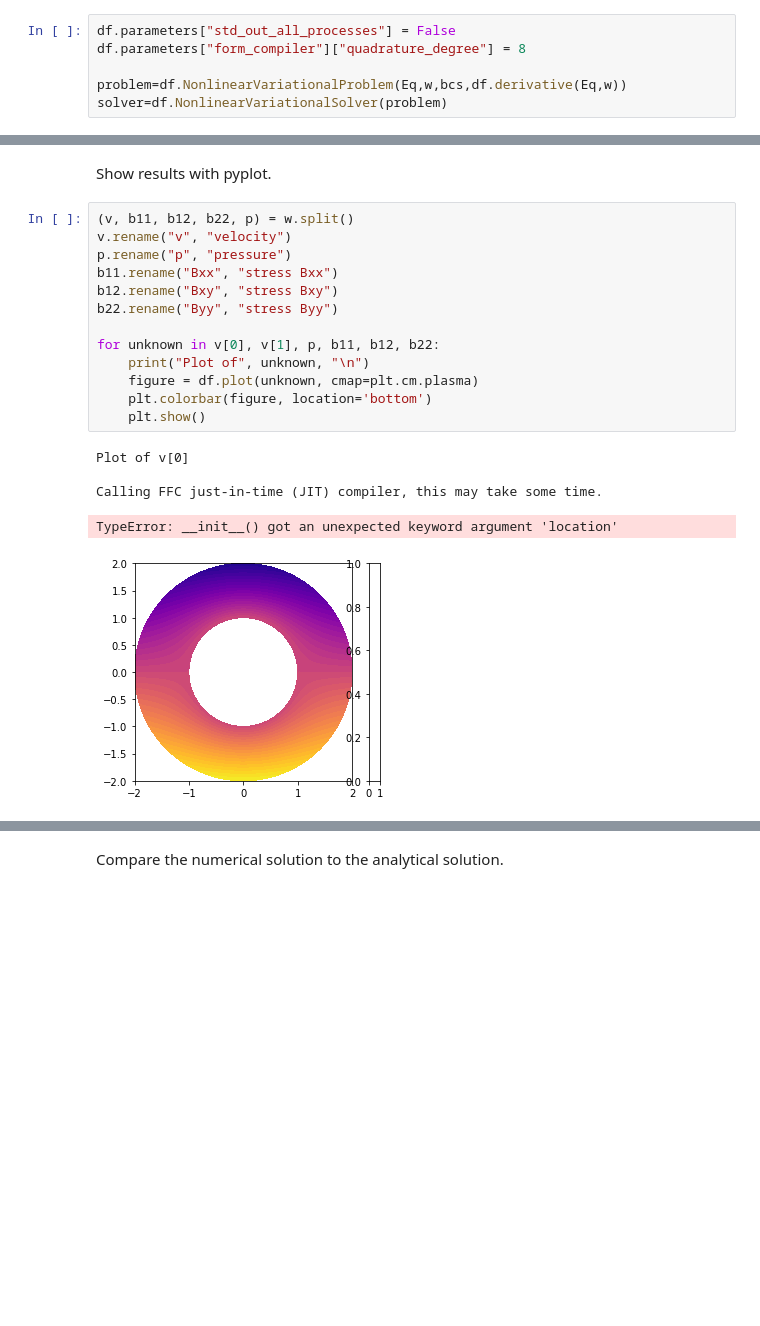
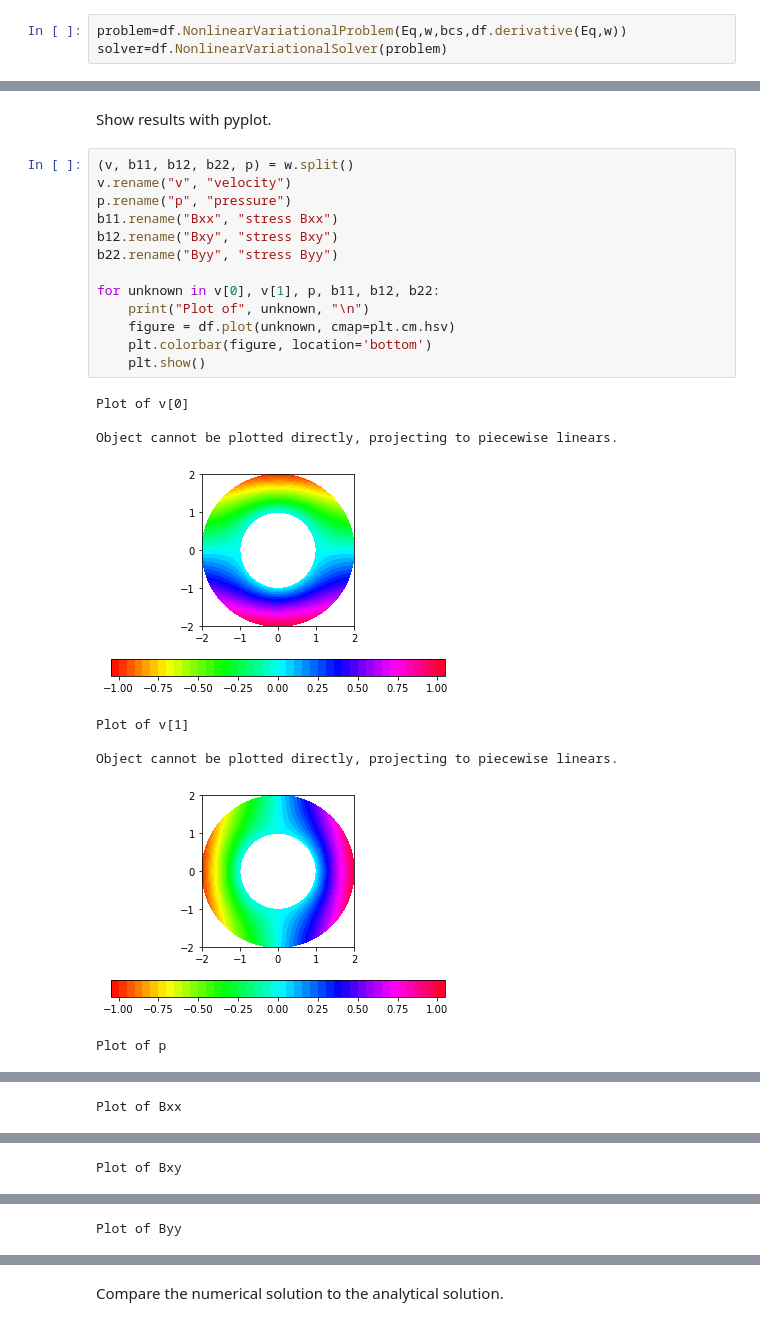
Before and after one commit to OndrejKincl/fenics-course-fluids, a Jupyter notebook: docs/source/OldroydB/OldroydB_Couette.ipynb, the cells around one changed output, grey strips where cells are left out. Drawn from its saved outputs; the diff is of its cells as text; blank space fills up the shorter version.

```diff
--- a/docs/source/OldroydB/OldroydB_Couette.ipynb
+++ b/docs/source/OldroydB/OldroydB_Couette.ipynb
@@ -191,8 +192,5 @@ Eq = Eq1 + Eq2 + Eq3
 # %% [markdown]
 Solve the non-linear problem using Newton solver.
 # %%
-df.parameters["std_out_all_processes"] = False
-df.parameters["form_compiler"]["quadrature_degree"] = 8
-
 problem=df.NonlinearVariationalProblem(Eq,w,bcs,df.derivative(Eq,w))
 solver=df.NonlinearVariationalSolver(problem)
@@ -217,19 +224,23 @@ Show results with pyplot.
 # %%
 (v, b11, b12, b22, p) = w.split()
 v.rename("v", "velocity")
 p.rename("p", "pressure")
 b11.rename("Bxx", "stress Bxx")
 b12.rename("Bxy", "stress Bxy")
 b22.rename("Byy", "stress Byy")
 
 for unknown in v[0], v[1], p, b11, b12, b22:
     print("Plot of", unknown, "\n")
-    figure = df.plot(unknown, cmap=plt.cm.plasma)
+    figure = df.plot(unknown, cmap=plt.cm.hsv)
     plt.colorbar(figure, location='bottom')
     plt.show()
 # %% [output]
 Plot of v[0]
 
-Calling FFC just-in-time (JIT) compiler, this may take some time.
+Object cannot be plotted directly, projecting to piecewise linears.
+[figure, new version]
-TypeError: __init__() got an unexpected keyword argument 'location'
+Plot of v[1]
+
+Object cannot be plotted directly, projecting to piecewise linears.
-[figure, old version]
+[figure, added]
+Plot of p
@@ -235,0 +248 @@ TypeError: __init__() got an unexpected keyword argument 'location'
+Plot of Bxx
@@ -235,0 +250 @@ TypeError: __init__() got an unexpected keyword argument 'location'
+Plot of Bxy
@@ -235,0 +252 @@ TypeError: __init__() got an unexpected keyword argument 'location'
+Plot of Byy
```
Also changed, not shown: parts of 13 cells of this notebook.
